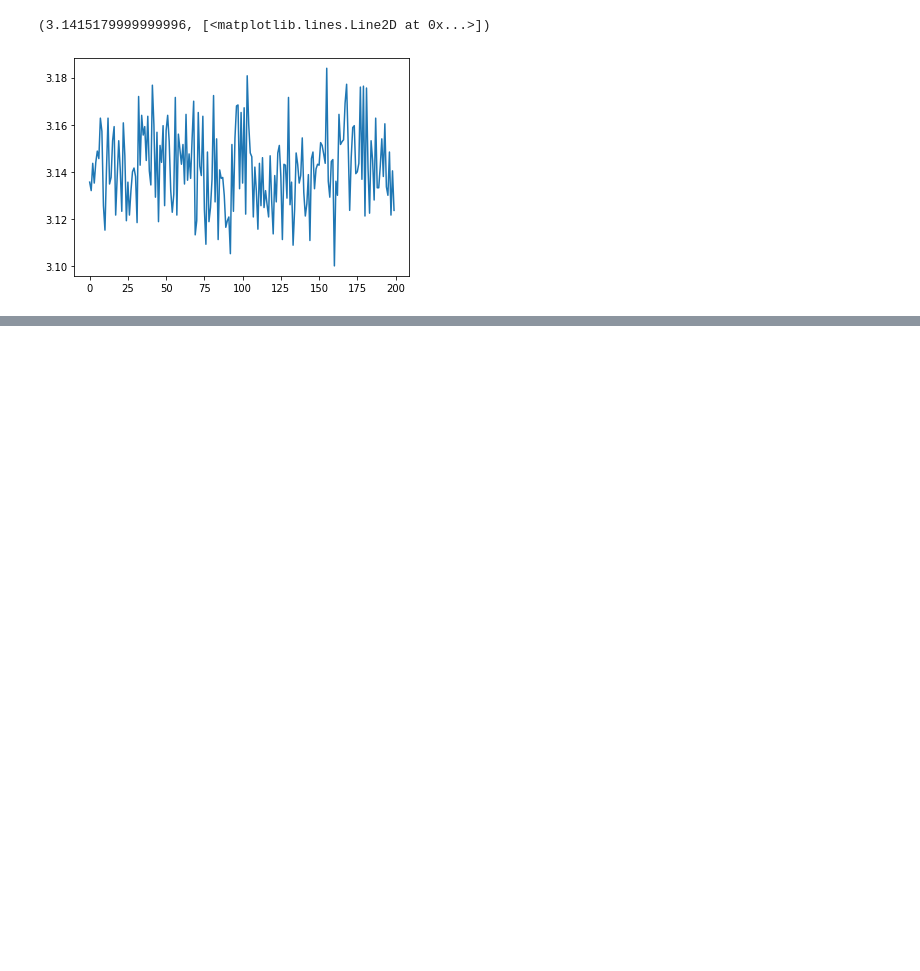
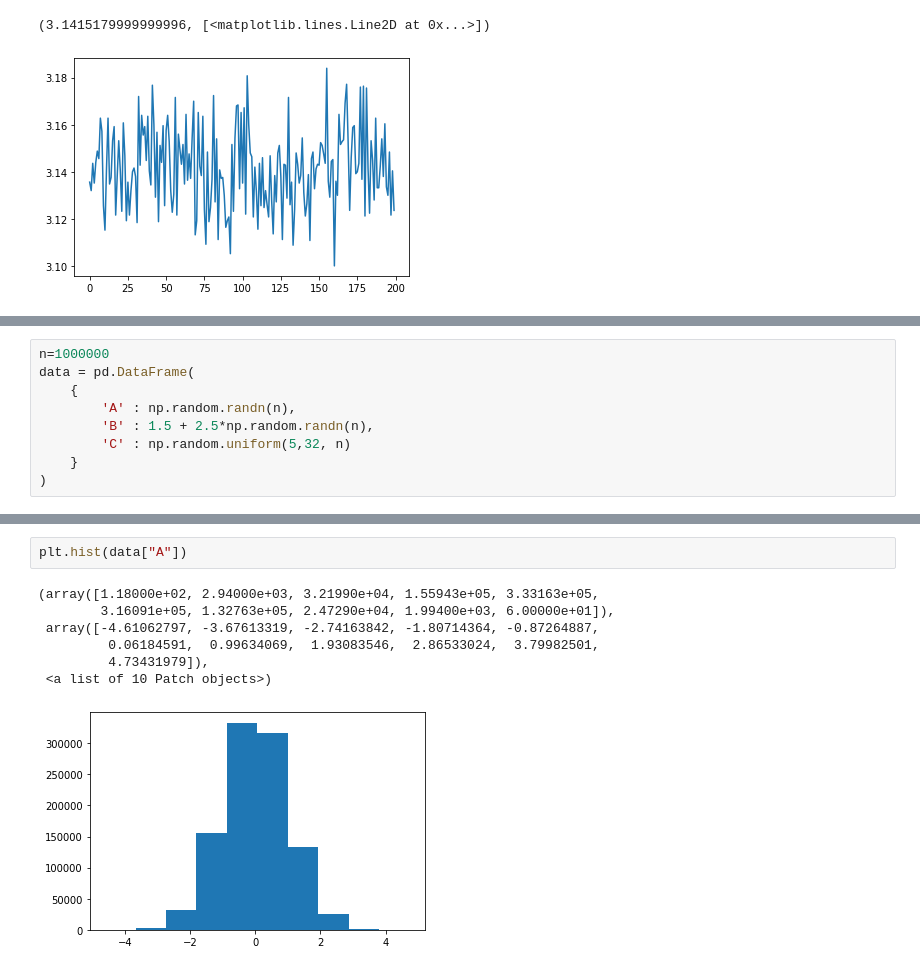
Before and after one commit to garc1a0scar/python-ml-course, a Jupyter notebook: notebooks_OEGG/T2 - 2 - Data Cleaning - Funciones de distribución de probabilidad.ipynb, the cells around one changed output, grey strips where cells are left out. Cells and saved outputs as stored; diff of their text form; blank space fills up the shorter version.

Commit message:
Dummy Data Sets

```diff
--- a/notebooks_OEGG/T2 - 2 - Data Cleaning - Funciones de distribución de probabilidad.ipynb
+++ b/notebooks_OEGG/T2 - 2 - Data Cleaning - Funciones de distribución de probabilidad.ipynb
@@ -106,0 +110,9 @@ pi_montecarlo(10000,2000)
+# %%
+n=1000000
+data = pd.DataFrame(
+    {
+        'A' : np.random.randn(n),
+        'B' : 1.5 + 2.5*np.random.randn(n),
+        'C' : np.random.uniform(5,32, n)
+    }
+)
@@ -106,0 +131,10 @@ pi_montecarlo(10000,2000)
+# %%
+plt.hist(data["A"])
+# %% [output]
+(array([1.18000e+02, 2.94000e+03, 3.21990e+04, 1.55943e+05, 3.33163e+05,
+        3.16091e+05, 1.32763e+05, 2.47290e+04, 1.99400e+03, 6.00000e+01]),
+ array([-4.61062797, -3.67613319, -2.74163842, -1.80714364, -0.87264887,
+         0.06184591,  0.99634069,  1.93083546,  2.86533024,  3.79982501,
+         4.73431979]),
+ <a list of 10 Patch objects>)
+[figure, added]
```
Also changed, not shown: parts of 11 cells of this notebook, 1 other file.
